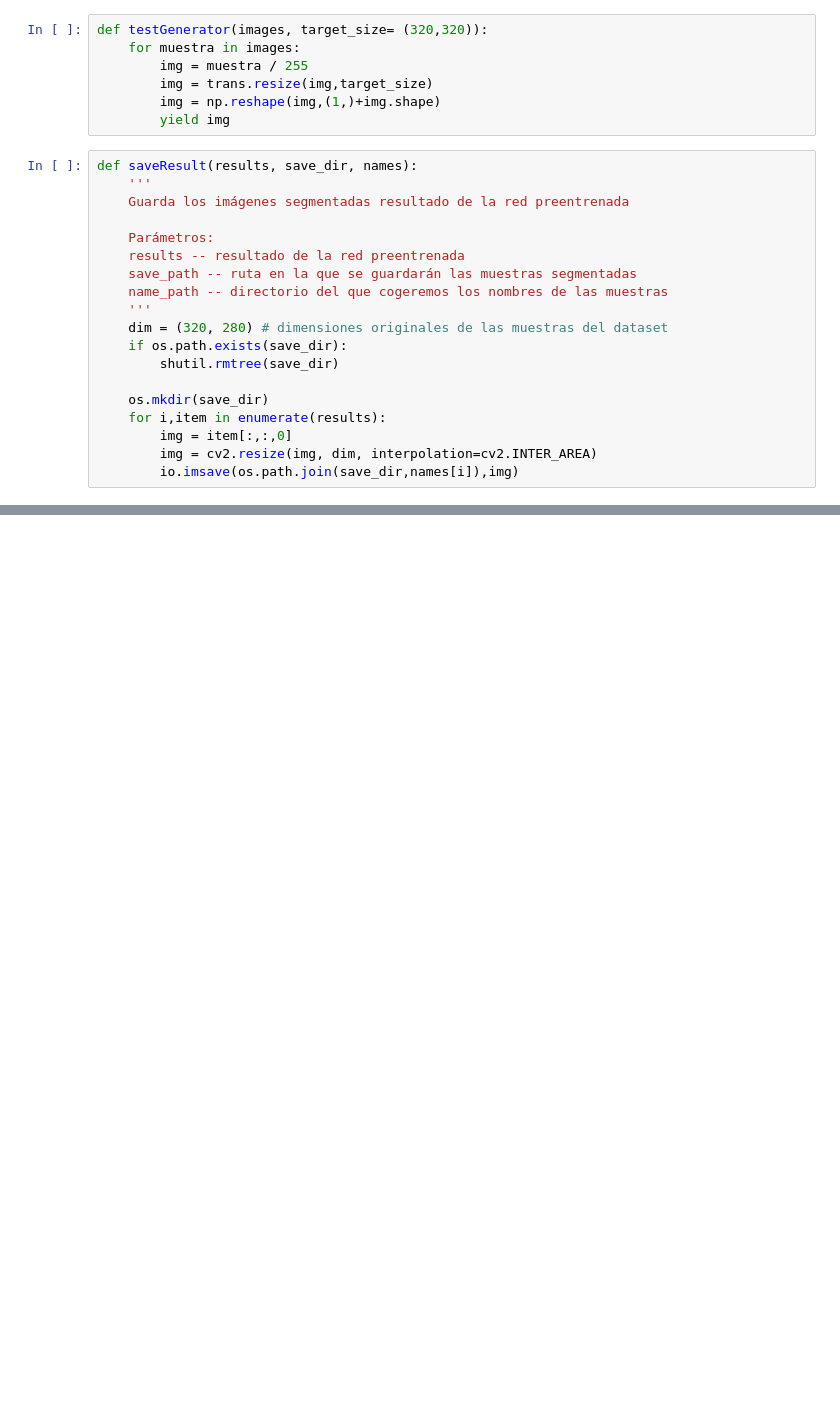
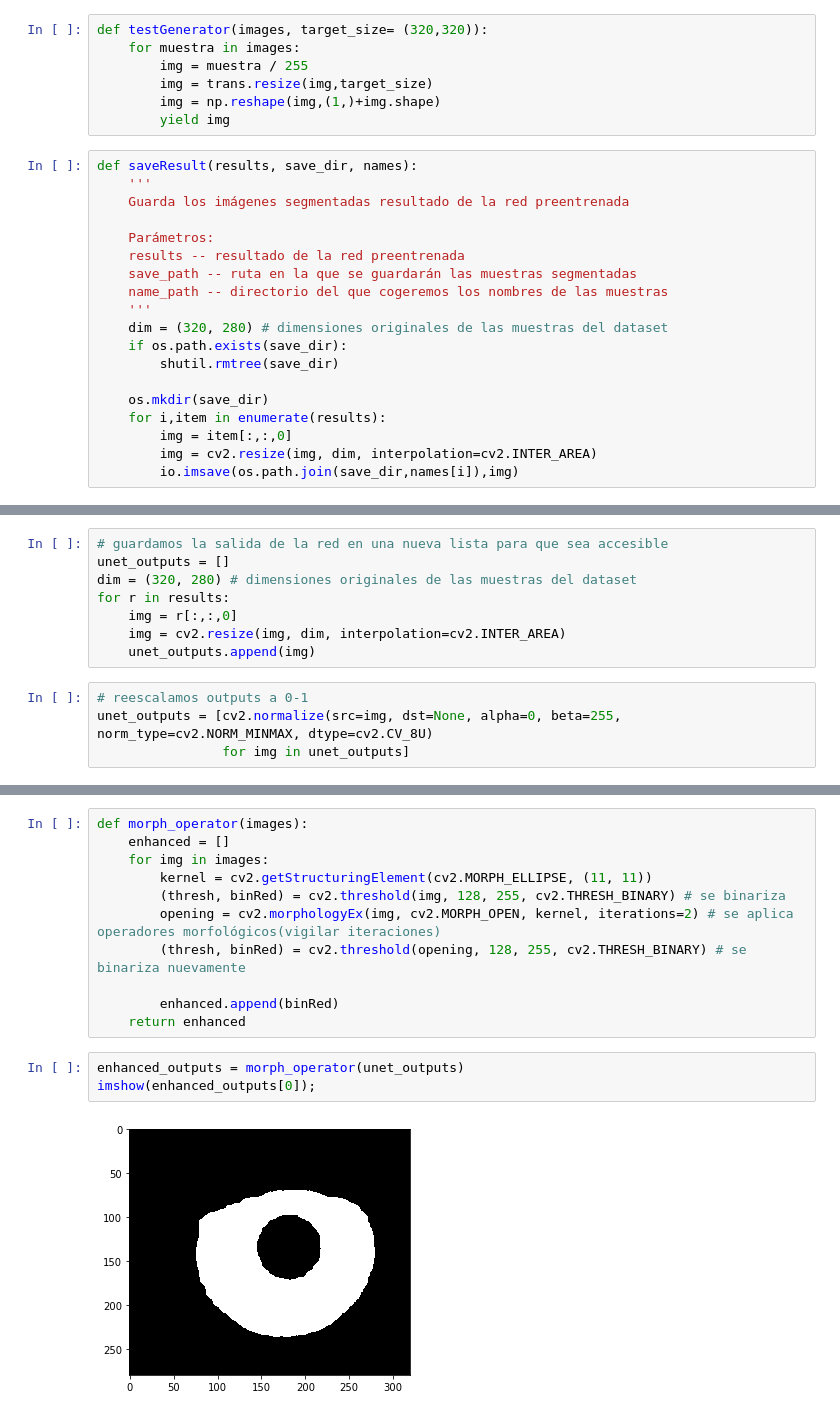
Before and after one commit to dbo1001/UBU-TFG-iris_classifier, a Jupyter notebook: notebooks/#6 Funciones-bis.ipynb, the cells around one changed output, grey strips where cells are left out. Cells and saved outputs as stored; diff of their text form; blank space fills up the shorter version.

```diff
--- a/notebooks/#6 Funciones-bis.ipynb
+++ b/notebooks/#6 Funciones-bis.ipynb
@@ -136,0 +130,12 @@ saveResult(results, "U-net Output", samples_names)
+# %%
+# guardamos la salida de la red en una nueva lista para que sea accesible
+unet_outputs = []
+dim = (320, 280) # dimensiones originales de las muestras del dataset
+for r in results:
+    img = r[:,:,0]
+    img = cv2.resize(img, dim, interpolation=cv2.INTER_AREA)
+    unet_outputs.append(img)
+# %%
+# reescalamos outputs a 0-1
+unet_outputs = [cv2.normalize(src=img, dst=None, alpha=0, beta=255, norm_type=cv2.NORM_MINMAX, dtype=cv2.CV_8U)
+                for img in unet_outputs]
@@ -136,0 +144,16 @@ saveResult(results, "U-net Output", samples_names)
+# %%
+def morph_operator(images):
+    enhanced = []
+    for img in images:
+        kernel = cv2.getStructuringElement(cv2.MORPH_ELLIPSE, (11, 11))
+        (thresh, binRed) = cv2.threshold(img, 128, 255, cv2.THRESH_BINARY) # se binariza
+        opening = cv2.morphologyEx(img, cv2.MORPH_OPEN, kernel, iterations=2) # se aplica operadores morfológicos(vigilar iteraciones)
+        (thresh, binRed) = cv2.threshold(opening, 128, 255, cv2.THRESH_BINARY) # se binariza nuevamente
+
+        enhanced.append(binRed)
+    return enhanced
+# %%
+enhanced_outputs = morph_operator(unet_outputs)
+imshow(enhanced_outputs[0]);
+# %% [output]
+[figure, added]
```
Also changed, not shown: parts of 29 cells of this notebook.
